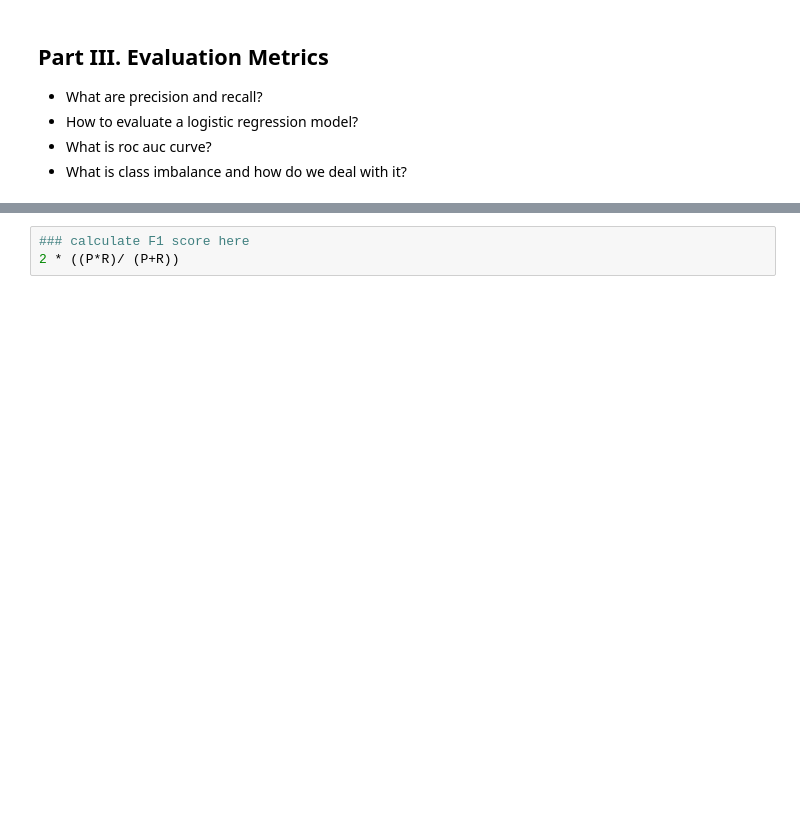
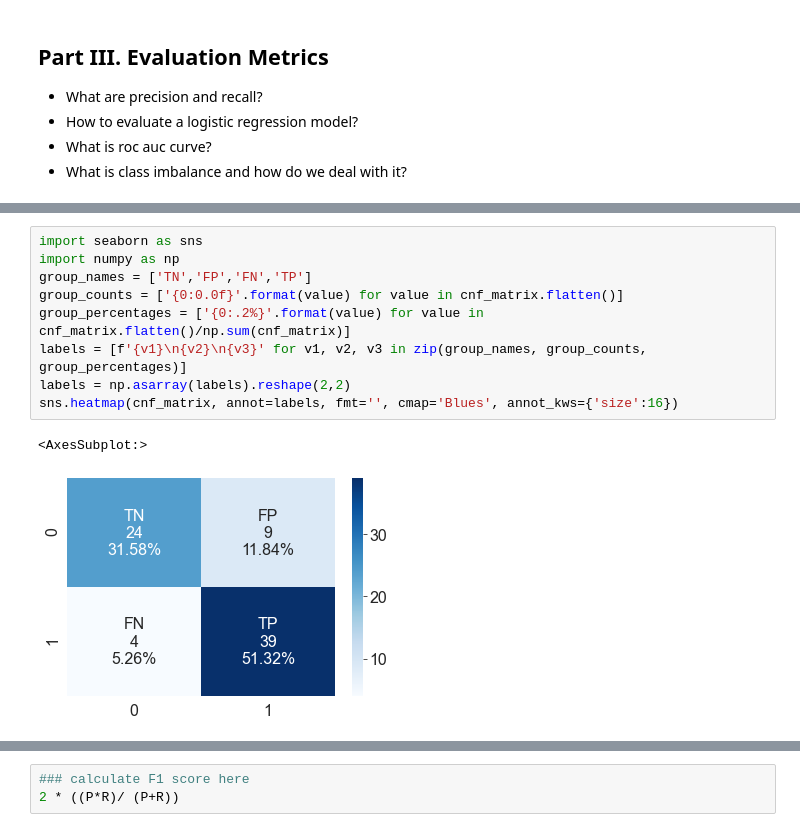
Before and after one commit to dsbootcamp-phase-3/nyc-mhtn-ds-102620-lectures, a Jupyter notebook: Phase_3/Phase3-review/Mod3Review.ipynb, the cells around one changed output, grey strips where cells are left out. Saved outputs shown, nothing was run; the diff lists cells and outputs as text; blank space fills up the shorter version.

```diff
--- a/Phase_3/Phase3-review/Mod3Review.ipynb
+++ b/Phase_3/Phase3-review/Mod3Review.ipynb
@@ -118,0 +367,12 @@ TP / TP + FN
+# %%
+import seaborn as sns
+import numpy as np
+group_names = ['TN','FP','FN','TP']
+group_counts = ['{0:0.0f}'.format(value) for value in cnf_matrix.flatten()]
+group_percentages = ['{0:.2%}'.format(value) for value in cnf_matrix.flatten()/np.sum(cnf_matrix)]
+labels = [f'{v1}\n{v2}\n{v3}' for v1, v2, v3 in zip(group_names, group_counts, group_percentages)]
+labels = np.asarray(labels).reshape(2,2)
+sns.heatmap(cnf_matrix, annot=labels, fmt='', cmap='Blues', annot_kws={'size':16})
+# %% [output]
+<AxesSubplot:>
+[figure, added]
```
Also changed, not shown: parts of 57 cells of this notebook, 2 other files.
